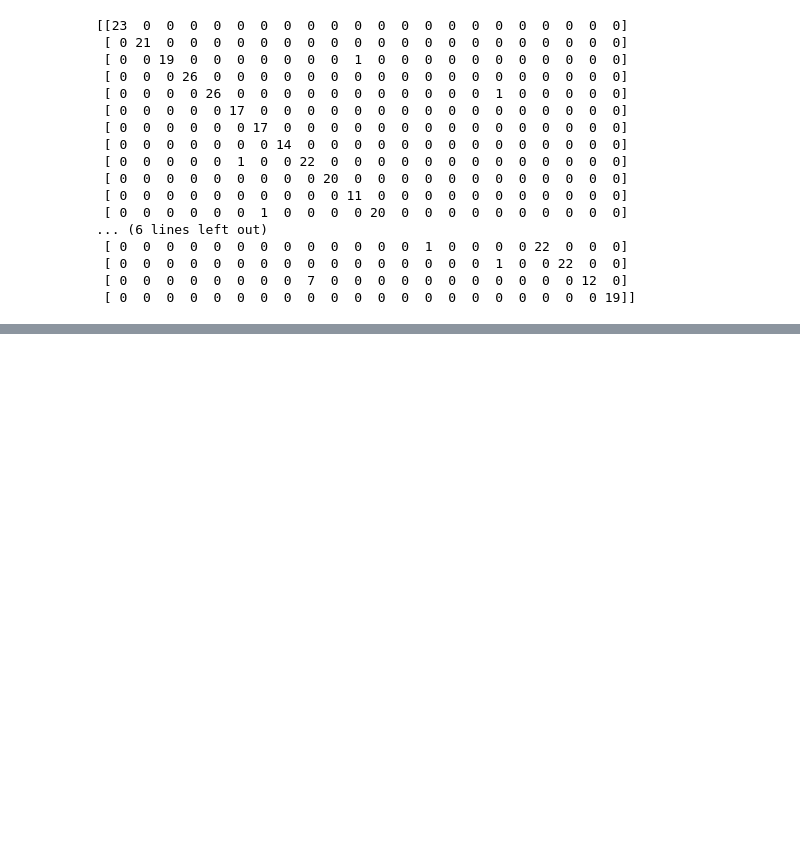
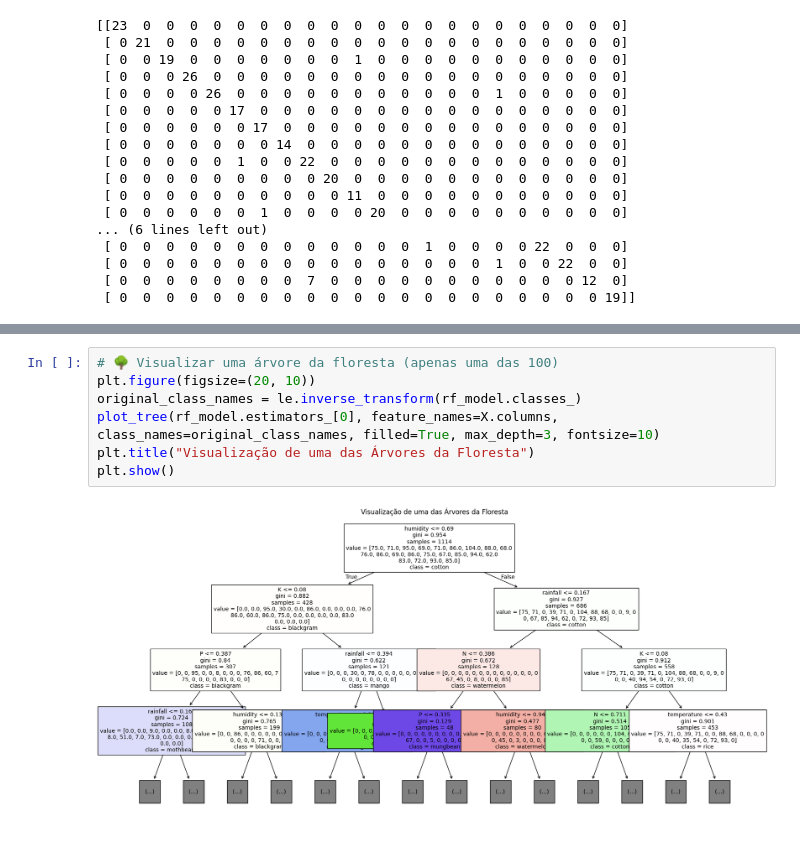
Before and after one commit to fiap-ia-2025/chap14-machine-learning, a Jupyter notebook: agriculture.ipynb, the cells around one changed output, grey strips where cells are left out. Cells and saved outputs as stored; diff of their text form; blank space fills up the shorter version.

```diff
--- a/agriculture.ipynb
+++ b/agriculture.ipynb
@@ -384,0 +446,9 @@ print(confusion_matrix(y_test, y_svc_predict))
+# %%
+# 🌳 Visualizar uma árvore da floresta (apenas uma das 100)
+plt.figure(figsize=(20, 10))
+original_class_names = le.inverse_transform(rf_model.classes_)
+plot_tree(rf_model.estimators_[0], feature_names=X.columns, class_names=original_class_names, filled=True, max_depth=3, fontsize=10)
+plt.title("Visualização de uma das Árvores da Floresta")
+plt.show()
+# %% [output]
+[figure, added]
```
Also changed, not shown: parts of 16 cells of this notebook.
